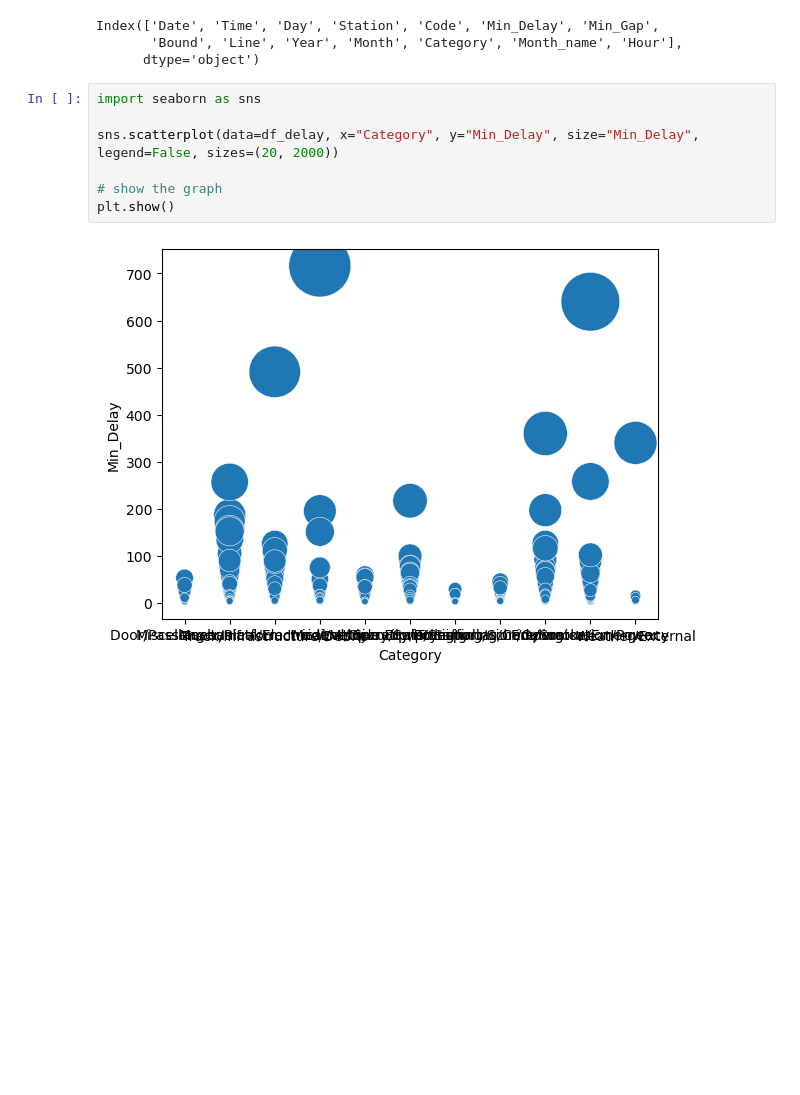
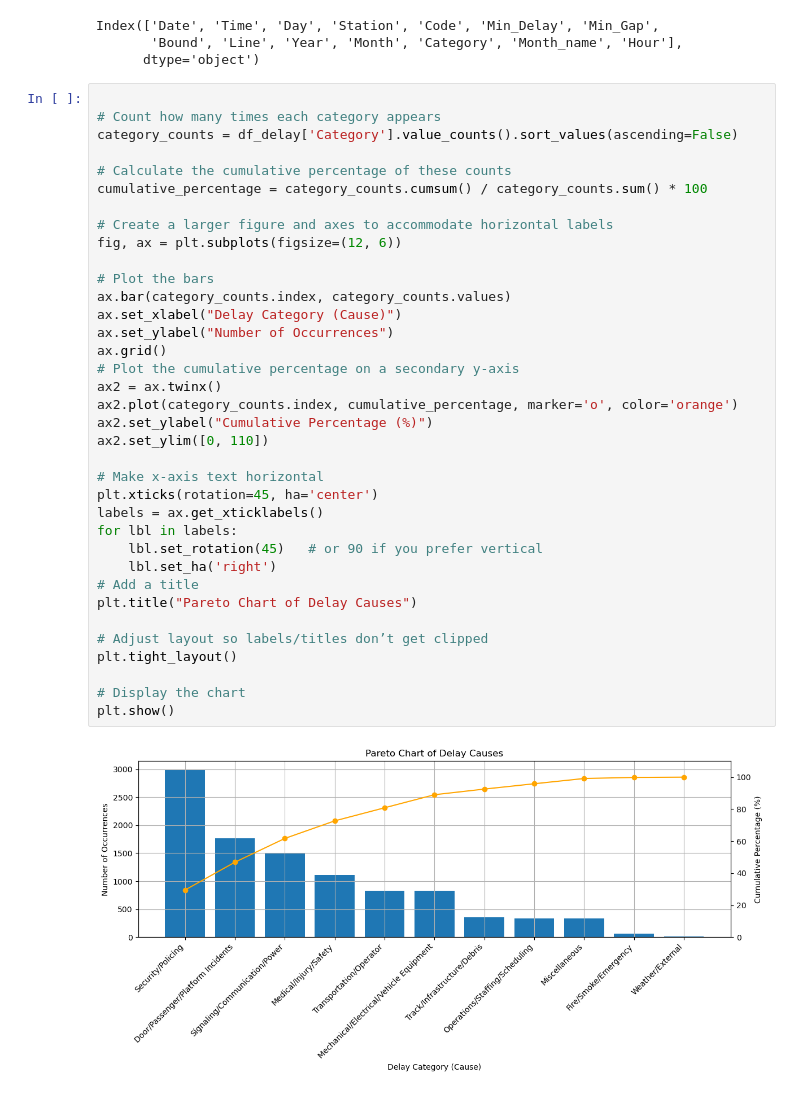
Before and after one commit to jcpeinado/Team_Project-TTC_Delays, a Jupyter notebook: 03_analysis_and_results/01_clean_data_analysis.ipynb, the cells around one changed output. Cells and saved outputs as stored; diff of their text form; blank space fills up the shorter version.

```diff
--- a/03_analysis_and_results/01_clean_data_analysis.ipynb
+++ b/03_analysis_and_results/01_clean_data_analysis.ipynb
@@ -104,12 +104,41 @@ print(df_delay.columns)
 Index(['Date', 'Time', 'Day', 'Station', 'Code', 'Min_Delay', 'Min_Gap',
        'Bound', 'Line', 'Year', 'Month', 'Category', 'Month_name', 'Hour'],
       dtype='object')
-# %%
-import seaborn as sns
-
-sns.scatterplot(data=df_delay, x="Category", y="Min_Delay", size="Min_Delay", legend=False, sizes=(20, 2000))
-
-# show the graph
-plt.show()
-# %% [output]
-[figure, removed]
+# %%
+
+# Count how many times each category appears
+category_counts = df_delay['Category'].value_counts().sort_values(ascending=False)
+
+# Calculate the cumulative percentage of these counts
+cumulative_percentage = category_counts.cumsum() / category_counts.sum() * 100
+
+# Create a larger figure and axes to accommodate horizontal labels
+fig, ax = plt.subplots(figsize=(12, 6))
+
+# Plot the bars
+ax.bar(category_counts.index, category_counts.values)
+ax.set_xlabel("Delay Category (Cause)")
+ax.set_ylabel("Number of Occurrences")
+ax.grid()
+# Plot the cumulative percentage on a secondary y-axis
+ax2 = ax.twinx()
+ax2.plot(category_counts.index, cumulative_percentage, marker='o', color='orange')
+ax2.set_ylabel("Cumulative Percentage (%)")
+ax2.set_ylim([0, 110])
+
+# Make x-axis text horizontal
+plt.xticks(rotation=45, ha='center')
+labels = ax.get_xticklabels()
+for lbl in labels:
+    lbl.set_rotation(45)   # or 90 if you prefer vertical
+    lbl.set_ha('right')
+# Add a title
+plt.title("Pareto Chart of Delay Causes")
+
+# Adjust layout so labels/titles don’t get clipped
+plt.tight_layout()
+
+# Display the chart
+plt.show()
+# %% [output]
+[figure, added]
```
Also changed, not shown: parts of 4 cells of this notebook, 1 other file.
